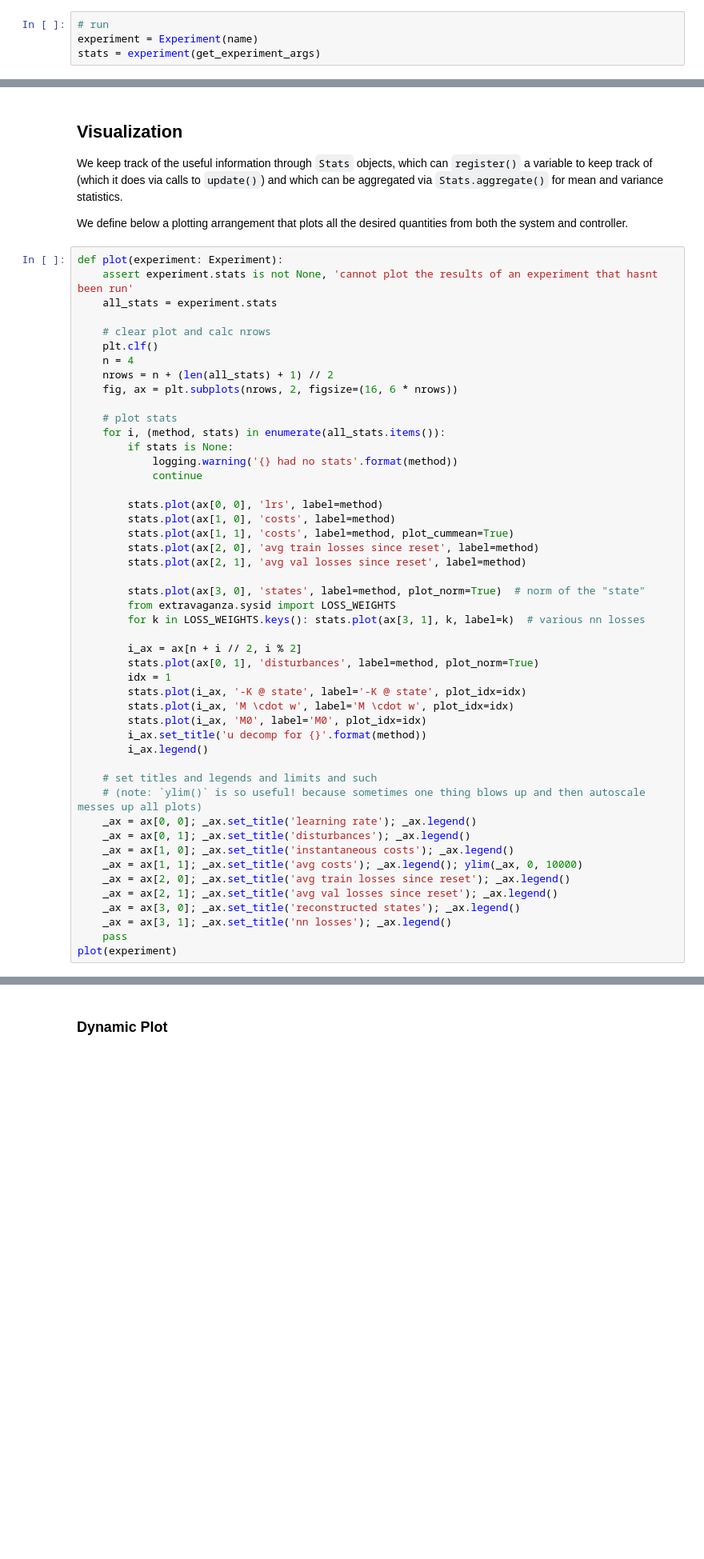
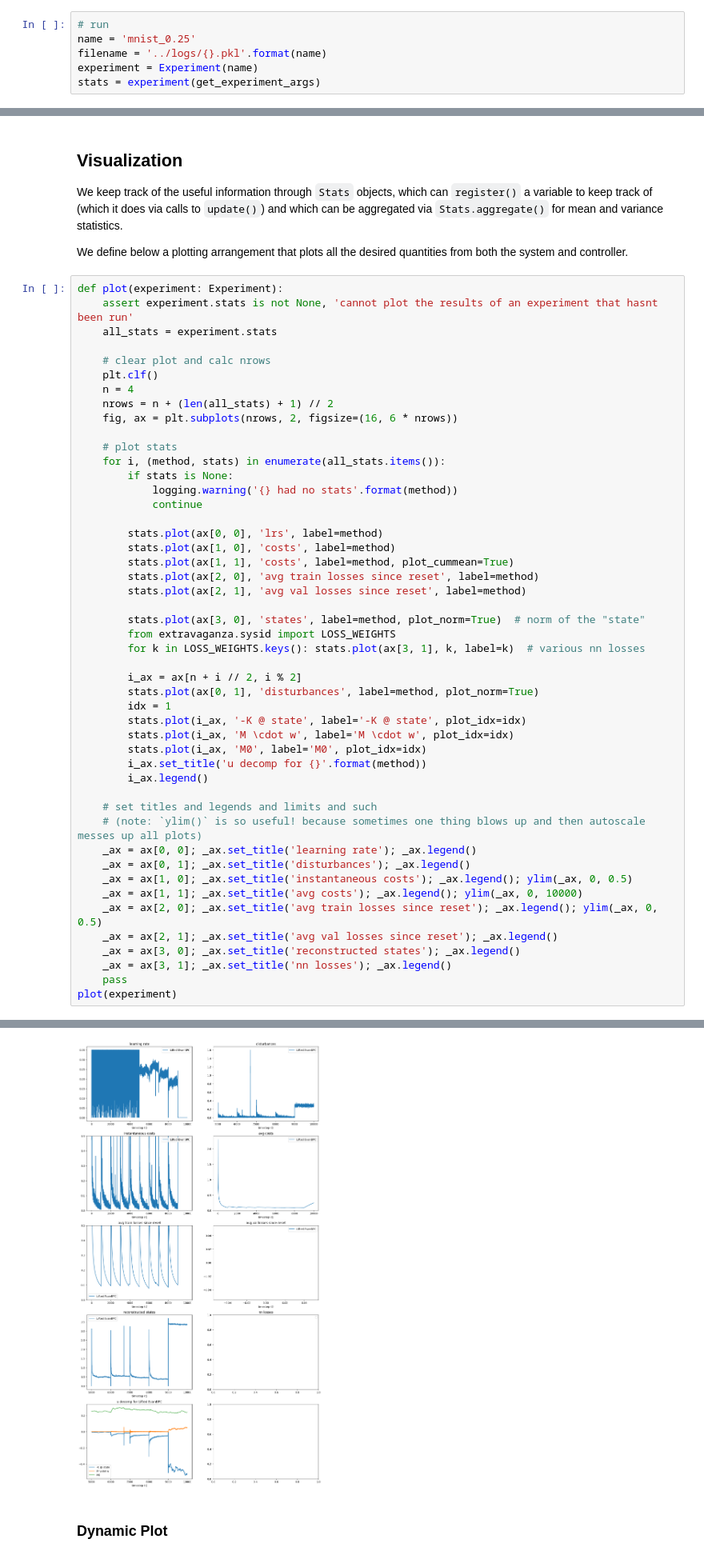
Before and after one commit to edogariu/extravaganza, a Jupyter notebook: experiments/NN Training.ipynb, the cells around one changed output, grey strips where cells are left out. Shown at 80% size. Cells and saved outputs as stored; diff of their text form; blank space fills up the shorter version.

```diff
--- a/experiments/NN Training.ipynb
+++ b/experiments/NN Training.ipynb
@@ -170,6 +171,8 @@ def get_experiment_args():
 ## actually run the thing :)
 # %%
 # run
+name = 'mnist_0.25'
+filename = '../logs/{}.pkl'.format(name)
 experiment = Experiment(name)
 stats = experiment(get_experiment_args)
 # %% [output]
@@ -254,11 +254,12 @@ def plot(experiment: Experiment):
     # (note: `ylim()` is so useful! because sometimes one thing blows up and then autoscale messes up all plots)
     _ax = ax[0, 0]; _ax.set_title('learning rate'); _ax.legend()
     _ax = ax[0, 1]; _ax.set_title('disturbances'); _ax.legend()
-    _ax = ax[1, 0]; _ax.set_title('instantaneous costs'); _ax.legend()
+    _ax = ax[1, 0]; _ax.set_title('instantaneous costs'); _ax.legend(); ylim(_ax, 0, 0.5)
     _ax = ax[1, 1]; _ax.set_title('avg costs'); _ax.legend(); ylim(_ax, 0, 10000)
-    _ax = ax[2, 0]; _ax.set_title('avg train losses since reset'); _ax.legend()
+    _ax = ax[2, 0]; _ax.set_title('avg train losses since reset'); _ax.legend(); ylim(_ax, 0, 0.5)
     _ax = ax[2, 1]; _ax.set_title('avg val losses since reset'); _ax.legend()
     _ax = ax[3, 0]; _ax.set_title('reconstructed states'); _ax.legend()
     _ax = ax[3, 1]; _ax.set_title('nn losses'); _ax.legend()
     pass
 plot(experiment)
+# %% [output]
@@ -265,3 +278,4 @@ plot(experiment)
+[figure, added]
 # %% [markdown]
 ### Dynamic Plot
 # %% [markdown]
```
Also changed, not shown: parts of 4 cells of this notebook, 9 other files.
